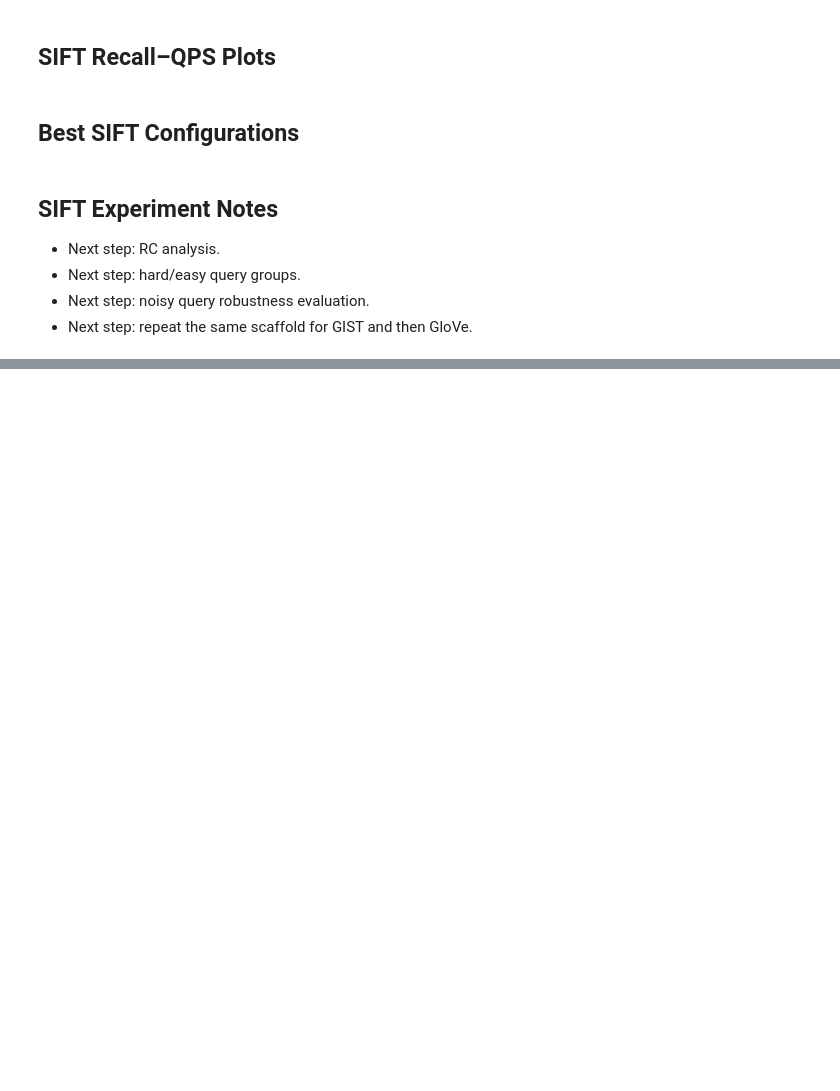
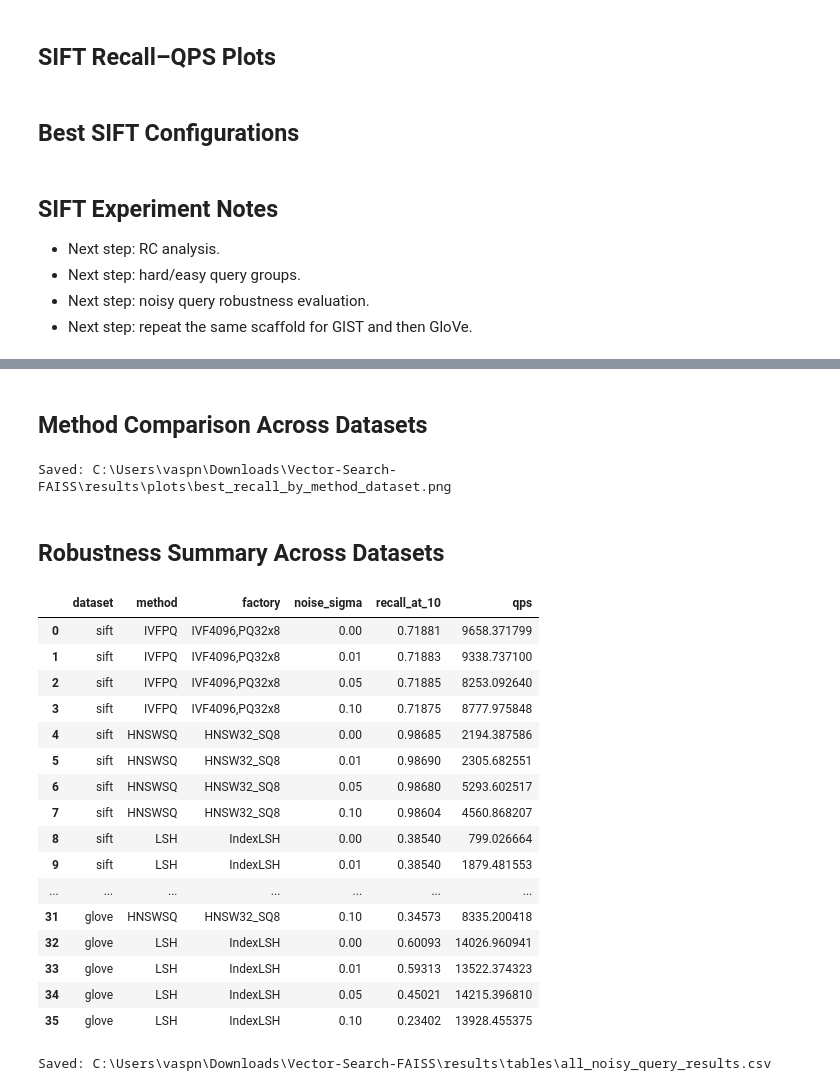
Before and after one commit to Valia-p/Vector-Search-FAISS, a Jupyter notebook: notebooks/experiments.ipynb, the cells around one changed output, grey strips where cells are left out. Saved outputs shown, nothing was run; the diff lists cells and outputs as text; code cells hidden in the pictures; blank space fills up the shorter version.

```diff
--- a/notebooks/experiments.ipynb
+++ b/notebooks/experiments.ipynb
@@ -239,0 +1303,14 @@ best_sift_summary_df
+# %%
+tables_dir = PROJECT_ROOT / "results" / "tables"
+
+sift_results_df = pd.read_csv(tables_dir / "sift_all_results.csv")
+gist_results_df = pd.read_csv(tables_dir / "gist_all_results.csv")
+glove_results_df = pd.read_csv(tables_dir / "glove_all_results.csv")
+
+sift_noise_df = pd.read_csv(tables_dir / "sift_noisy_query_results.csv")
+gist_noise_df = pd.read_csv(tables_dir / "gist_noisy_query_results.csv")
+glove_noise_df = pd.read_csv(tables_dir / "glove_noisy_query_results.csv")
+
+sift_easy_hard_df = pd.read_csv(tables_dir / "sift_easy_hard_results.csv")
+gist_easy_hard_df = pd.read_csv(tables_dir / "gist_easy_hard_results.csv")
+glove_easy_hard_df = pd.read_csv(tables_dir / "glove_easy_hard_results.csv")
@@ -239,0 +1457,65 @@ best_sift_summary_df
+# %% [markdown]
+## Method Comparison Across Datasets
+# %%
+plots_dir = PROJECT_ROOT / "results" / "plots"
+plots_dir.mkdir(parents=True, exist_ok=True)
+
+best_recall_method_dataset_df = (
+    all_results_df
+    .groupby(["dataset", "method"], as_index=False)["recall_at_10"]
+    .max()
+)
+
+pivot_best = best_recall_method_dataset_df.pivot(index="dataset", columns="method", values="recall_at_10").reindex(["sift", "gist", "glove"])
+datasets = pivot_best.index.tolist()
+methods = [m for m in ["IVFPQ", "HNSWSQ", "LSH"] if m in pivot_best.columns]
+x = np.arange(len(datasets))
+width = 0.25
+
+plt.figure(figsize=(9, 5))
+for i, method in enumerate(methods):
+    plt.bar(x + (i - 1) * width, pivot_best[method].values, width=width, label=method)
+plt.xticks(x, datasets)
+plt.ylabel("Best Recall@10")
+plt.title("Best Recall@10 by Method and Dataset")
+plt.grid(axis="y", alpha=0.3)
+plt.legend()
+plt.tight_layout()
+
+best_recall_plot_path = plots_dir / "best_recall_by_method_dataset.png"
+plt.savefig(best_recall_plot_path, dpi=150, bbox_inches="tight")
+print(f"Saved: {best_recall_plot_path}")
+plt.close()
+# %% [output]
+Saved: C:\Users\vaspn\Downloads\Vector-Search-FAISS\results\plots\best_recall_by_method_dataset.png
+# %% [markdown]
+## Robustness Summary Across Datasets
+# %%
+all_noisy_query_results_df = pd.concat([sift_noise_df, gist_noise_df, glove_noise_df], ignore_index=True)
+all_noisy_query_results_df
+# %% [output]
+|  | dataset | method | factory | noise_sigma | recall_at_10 | qps |
+| 0 | sift | IVFPQ | IVF4096,PQ32x8 | 0.00 | 0.71881 | 9658.371799 |
+| 1 | sift | IVFPQ | IVF4096,PQ32x8 | 0.01 | 0.71883 | 9338.737100 |
+| 2 | sift | IVFPQ | IVF4096,PQ32x8 | 0.05 | 0.71885 | 8253.092640 |
+| 3 | sift | IVFPQ | IVF4096,PQ32x8 | 0.10 | 0.71875 | 8777.975848 |
+| 4 | sift | HNSWSQ | HNSW32_SQ8 | 0.00 | 0.98685 | 2194.387586 |
+| 5 | sift | HNSWSQ | HNSW32_SQ8 | 0.01 | 0.98690 | 2305.682551 |
+| 6 | sift | HNSWSQ | HNSW32_SQ8 | 0.05 | 0.98680 | 5293.602517 |
+| 7 | sift | HNSWSQ | HNSW32_SQ8 | 0.10 | 0.98604 | 4560.868207 |
+| 8 | sift | LSH | IndexLSH | 0.00 | 0.38540 | 799.026664 |
+| 9 | sift | LSH | IndexLSH | 0.01 | 0.38540 | 1879.481553 |
+| ... | ... | ... | ... | ... | ... | ... |
+| 31 | glove | HNSWSQ | HNSW32_SQ8 | 0.10 | 0.34573 | 8335.200418 |
+| 32 | glove | LSH | IndexLSH | 0.00 | 0.60093 | 14026.960941 |
+| 33 | glove | LSH | IndexLSH | 0.01 | 0.59313 | 13522.374323 |
+| 34 | glove | LSH | IndexLSH | 0.05 | 0.45021 | 14215.396810 |
+| 35 | glove | LSH | IndexLSH | 0.10 | 0.23402 | 13928.455375 |
+# %%
+tables_dir = PROJECT_ROOT / "results" / "tables"
+tables_dir.mkdir(parents=True, exist_ok=True)
+all_noisy_path = tables_dir / "all_noisy_query_results.csv"
+all_noisy_query_results_df.to_csv(all_noisy_path, index=False)
+print(f"Saved: {all_noisy_path}")
+# %% [output]
+Saved: C:\Users\vaspn\Downloads\Vector-Search-FAISS\results\tables\all_noisy_query_results.csv
```
Also changed, not shown: parts of 127 cells of this notebook, 49 other files.
